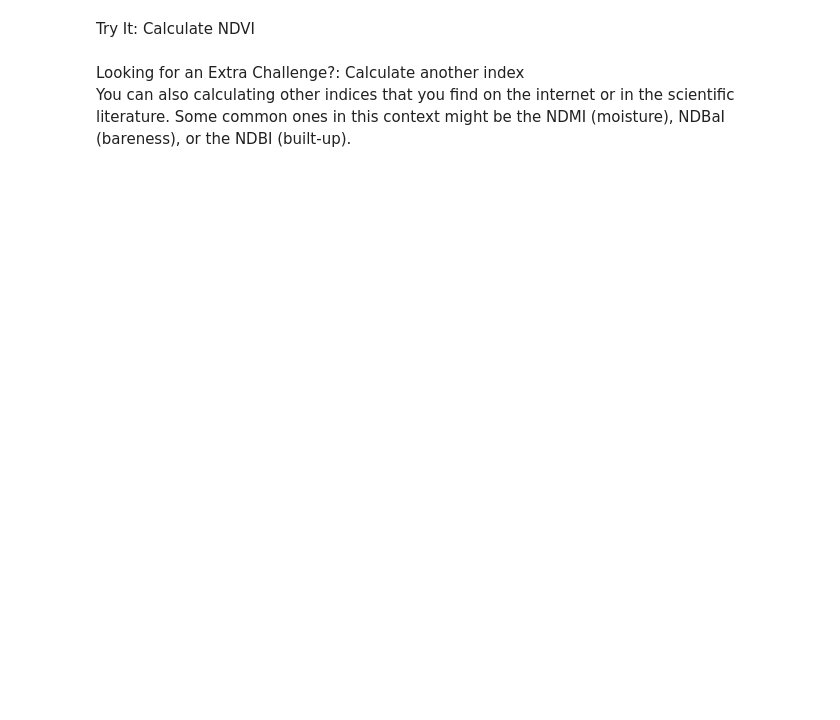
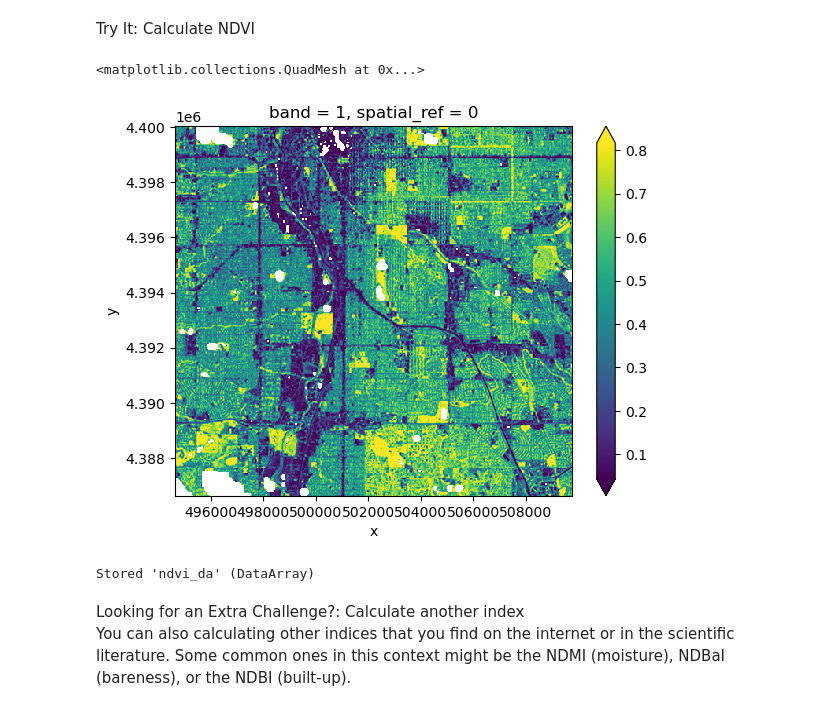
Before and after one commit to earthlab-education/fundamentals-04-redlining-tjstogoski, a Jupyter notebook: notebooks/redlining-33-spectral-indices.ipynb, the cells around one changed output. Saved outputs shown, nothing was run; the diff lists cells and outputs as text; code cells hidden in the pictures; blank space fills up the shorter version.

```diff
--- a/notebooks/redlining-33-spectral-indices.ipynb
+++ b/notebooks/redlining-33-spectral-indices.ipynb
@@ -51,9 +51,18 @@ store -r band_dict
 # %% [markdown]
 <link rel="stylesheet" type="text/css" href="./assets/styles.css"><div class="callout callout-style-default callout-titled callout-task"><div class="callout-header"><div class="callout-icon-container"><i class="callout-icon"></i></div><div class="callout-title-container flex-fill">Try It: Calculate NDVI</div></div><div class="callout-body-container callout-body"></div></div>
 # %%
-band_dict['nir'].rio.nodata
+ndvi_da = (
+    (band_dict['nir'] - band_dict['red'])
+    / (band_dict['nir'] + band_dict['red'])
+)
+ndvi_da.plot(robust=True)
+# %% [output]
+<matplotlib.collections.QuadMesh at 0x...>
+[figure, added]
 # %%
 %store ndvi_da
+# %% [output]
+Stored 'ndvi_da' (DataArray)
 # %% [markdown]
 <link rel="stylesheet" type="text/css" href="./assets/styles.css"><div class="callout callout-style-default callout-titled callout-extra"><div class="callout-header"><div class="callout-icon-container"><i class="callout-icon"></i></div><div class="callout-title-container flex-fill">Looking for an Extra Challenge?: Calculate another index</div></div><div class="callout-body-container callout-body"><p>You can also calculating other indices that you find on the internet
 or in the scientific literature. Some common ones in this context might
```
Also changed, not shown: parts of 3 cells of this notebook.
